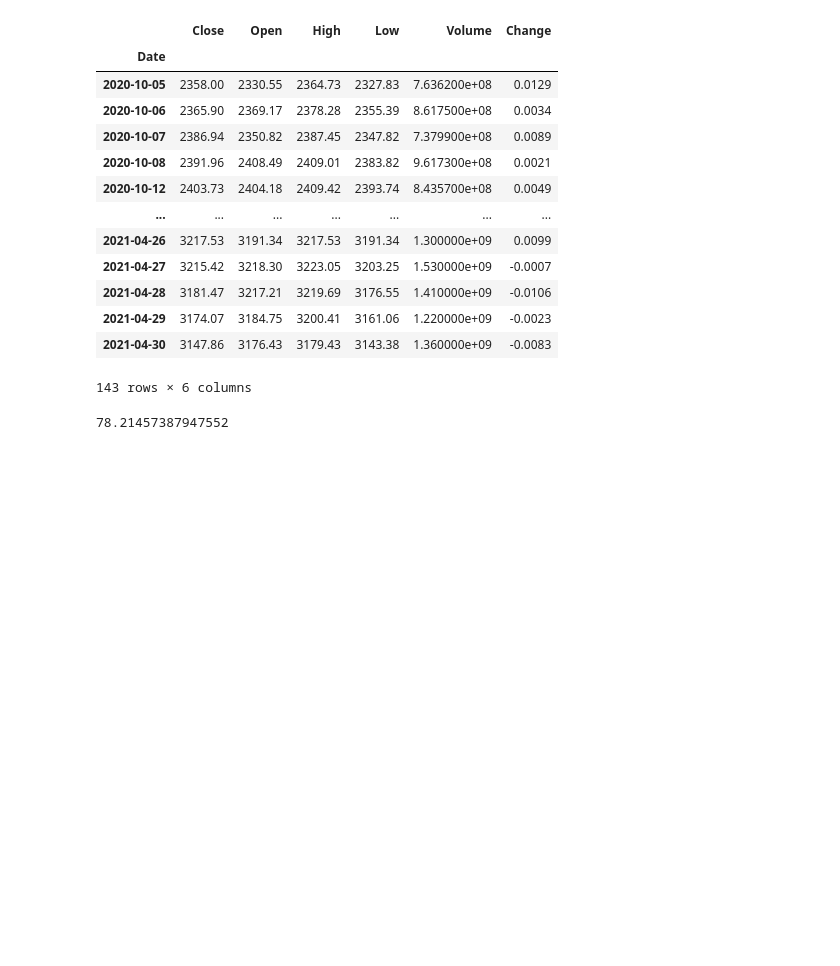
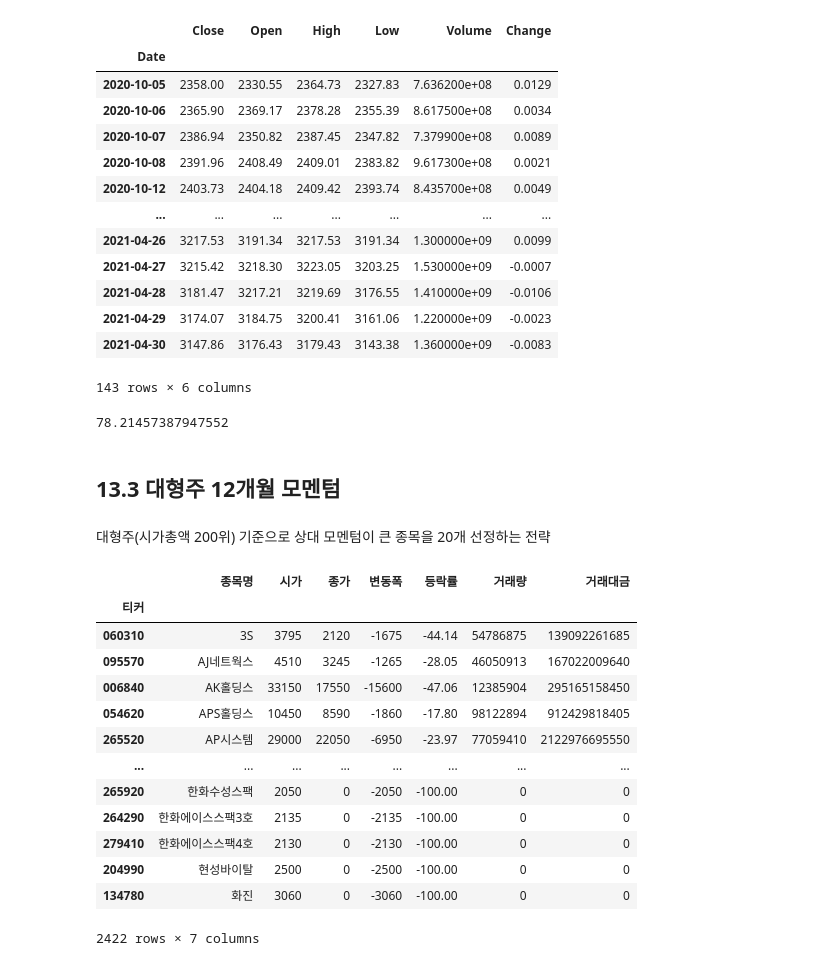
Before and after one commit to sharebook-kr/book-pandas-for-finance, a Jupyter notebook: ch13/ch13-momentum.ipynb, the cells around one changed output. Drawn from its saved outputs; the diff is of its cells as text; code cells hidden in the pictures; blank space fills up the shorter version.

```diff
--- a/ch13/ch13-momentum.ipynb
+++ b/ch13/ch13-momentum.ipynb
@@ -179,3 +179,29 @@ CAGR = ((df_ref['Close'].iloc[-1] / df_ref['Close'].iloc[0]) ** (1/0.5)) -1
 CAGR * 100
 # %% [output]
 78.21457387947552
+# %% [markdown]
+## 13.3 대형주 12개월 모멘텀
+# %% [markdown]
+대형주(시가총액 200위) 기준으로 상대 모멘텀이 큰 종목을 20개 선정하는 전략
+# %%
+all = stock.get_market_price_change_by_ticker(
+    fromdate="20191002",   # 2019년 10월 01일 종가
+    todate="20200929",
+    market="all"
+)
+all
+# %% [output]
+|  | 종목명 | 시가 | 종가 | 변동폭 | 등락률 | 거래량 | 거래대금 |
+| 티커 |  |  |  |  |  |  |  |
+| 060310 | 3S | 3795 | 2120 | -1675 | -44.14 | 54786875 | 139092261685 |
+| 095570 | AJ네트웍스 | 4510 | 3245 | -1265 | -28.05 | 46050913 | 167022009640 |
+| 006840 | AK홀딩스 | 33150 | 17550 | -15600 | -47.06 | 12385904 | 295165158450 |
+| 054620 | APS홀딩스 | 10450 | 8590 | -1860 | -17.80 | 98122894 | 912429818405 |
+| 265520 | AP시스템 | 29000 | 22050 | -6950 | -23.97 | 77059410 | 2122976695550 |
+| ... | ... | ... | ... | ... | ... | ... | ... |
+| 265920 | 한화수성스팩 | 2050 | 0 | -2050 | -100.00 | 0 | 0 |
+| 264290 | 한화에이스스팩3호 | 2135 | 0 | -2135 | -100.00 | 0 | 0 |
+| 279410 | 한화에이스스팩4호 | 2130 | 0 | -2130 | -100.00 | 0 | 0 |
+| 204990 | 현성바이탈 | 2500 | 0 | -2500 | -100.00 | 0 | 0 |
+| 134780 | 화진 | 3060 | 0 | -3060 | -100.00 | 0 | 0 |
+2422 rows × 7 columns
```
Also changed, not shown: parts of 11 cells of this notebook.
